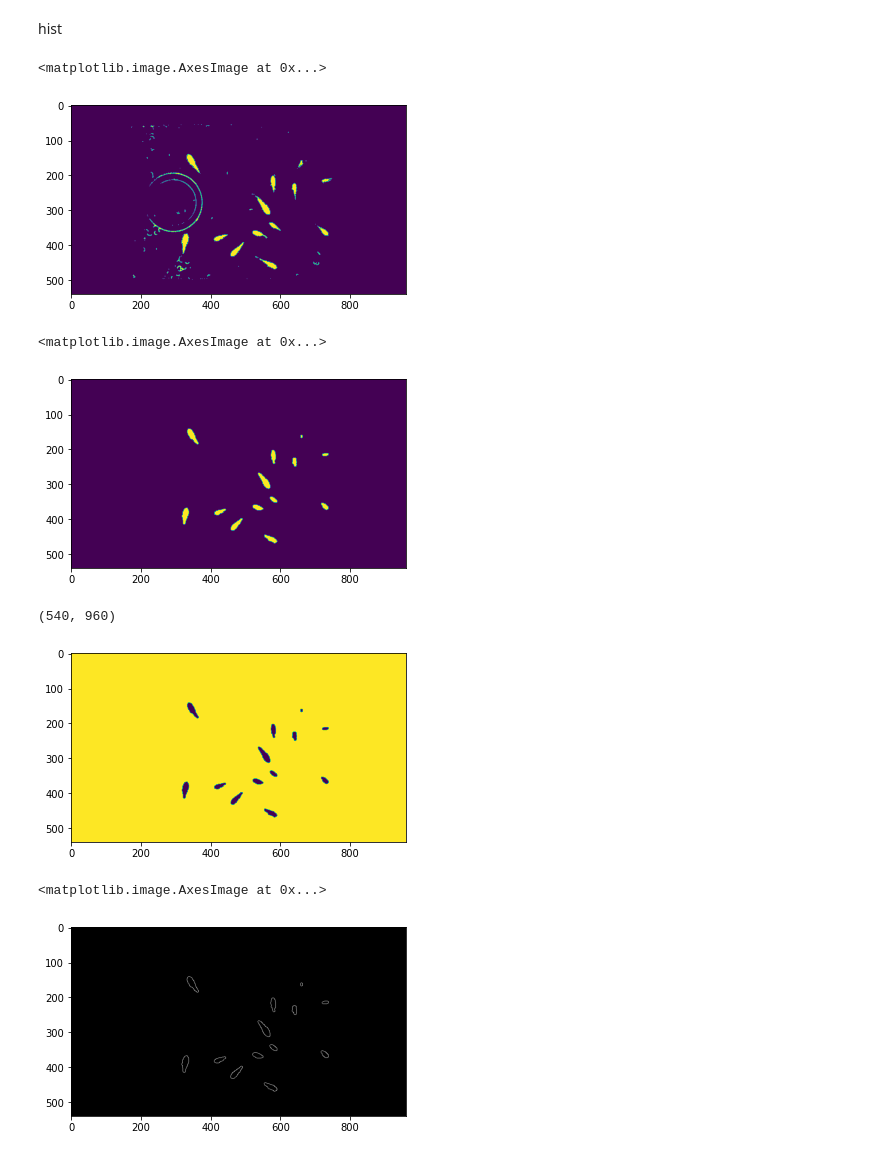
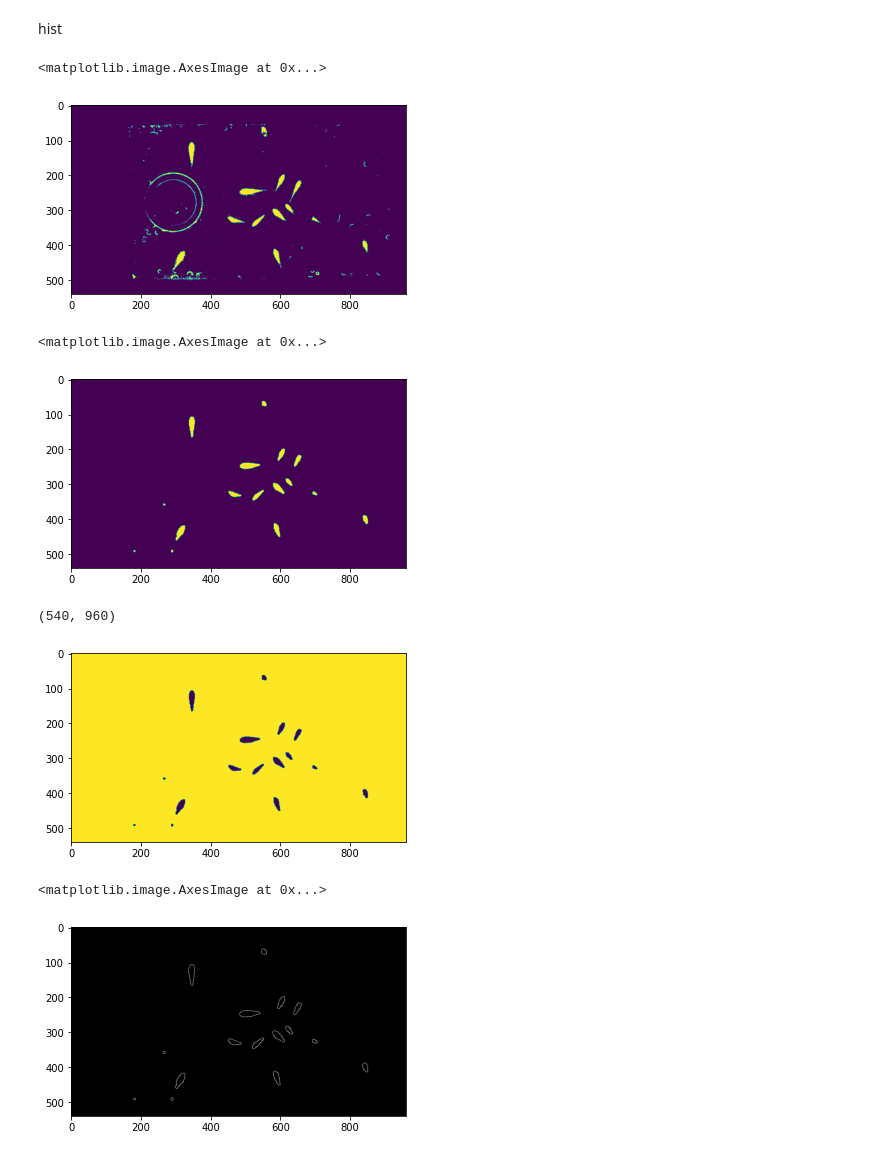
Before and after one commit to wanasyraf4/Ikan_kekek2, a Jupyter notebook: fish_counter.ipynb, the cells around one changed output. Cells and saved outputs as stored; diff of their text form; code cells hidden in the pictures.

```diff
--- a/fish_counter.ipynb
+++ b/fish_counter.ipynb
@@ -13,7 +13,7 @@ from google.colab import drive
 
 drive.mount('/content/drive/')
 
-path = "/content/drive/My Drive/Colab Notebooks/Dataset/image_1.jpg"
+path = "/content/drive/My Drive/Colab Notebooks/Dataset/image_111.jpg"
 # %% [output]
 Drive already mounted at /content/drive/; to attempt to forcibly remount, call drive.mount("/content/drive/", force_remount=True).
 # %% [markdown]
@@ -46,7 +46,7 @@ plt.imshow(g)
 # %%
 
 height, width= g.shape[:2]
-ROI= np.array([[(150,500),(150,55),(750,55),(750,500)]], dtype= np.int32)
+ROI= np.array([[(150,500),(150,55),(911,55),(911,500)]], dtype= np.int32)
 
 blank= np.zeros_like(g)
 
@@ -63,12 +63,12 @@ plt.imshow( roi_img)
 # %% [markdown]
 hist
 # %%
-X = np.mean(roi_img)+ 1.23*np.std(roi_img)
+X = np.mean(roi_img)+ 0.9999*np.std(roi_img)
 (thresh, bw) = cv2.threshold(roi_img, X, 255, cv2.THRESH_BINARY)
 plt.imshow(bw)
 # %% [output]
 <matplotlib.image.AxesImage at 0x...>
-[figure, old version]
+[figure, new version]
 # %%
 strel = np.ones((4,4),np.uint8)
 # opening = cv2.getStructuringElement( cv2.MORPH_ELLIPSE,strel)
@@ -78,4 +78,4 @@ result = cv2.morphologyEx(bw, cv2.MORPH_OPEN, ellip)
 plt.imshow(result)
 # %% [output]
 <matplotlib.image.AxesImage at 0x...>
-[figure, old version]
+[figure, new version]
@@ -93,7 +96,7 @@ dim_bwboundary= bwboundary.shape
 print(dim_bwboundary)
 # %% [output]
 (540, 960)
-[figure, old version]
+[figure, new version]
 # %%
 #bwboundary
 
@@ -101,7 +104,7 @@ canny = cv2.Canny(bwboundary, 30, 150, 3)
 plt.imshow(canny, cmap ='gray')
 # %% [output]
 <matplotlib.image.AxesImage at 0x...>
-[figure, old version]
+[figure, new version]
 # %%
 dilated = cv2.dilate(canny, (1,1), iterations = 10)
 plt.imshow(dilated, cmap ='gray')
```
Also changed, not shown: parts of 7 cells of this notebook.
